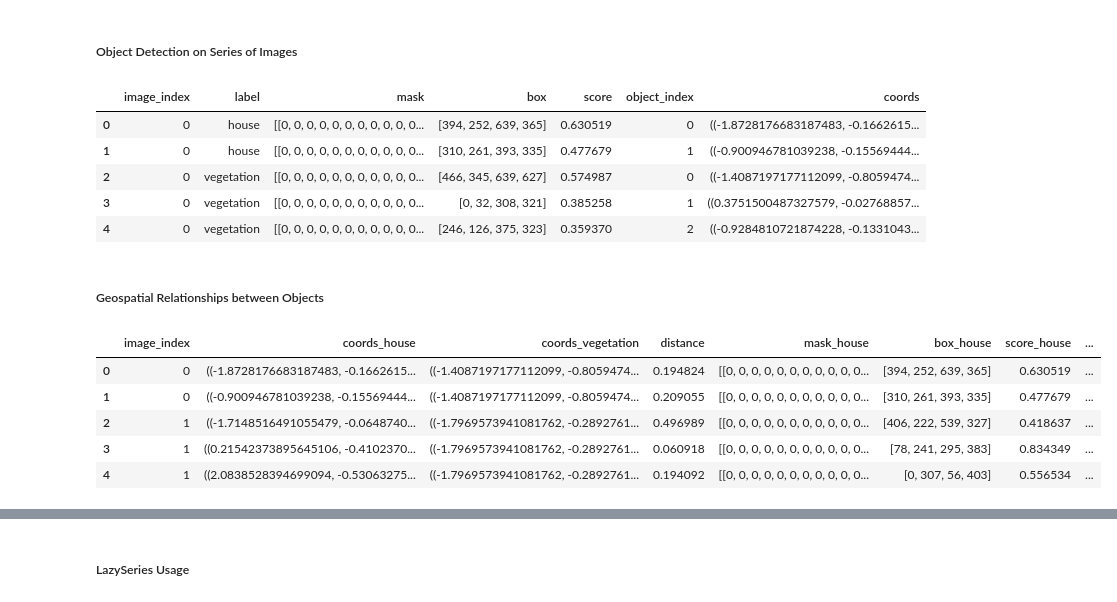
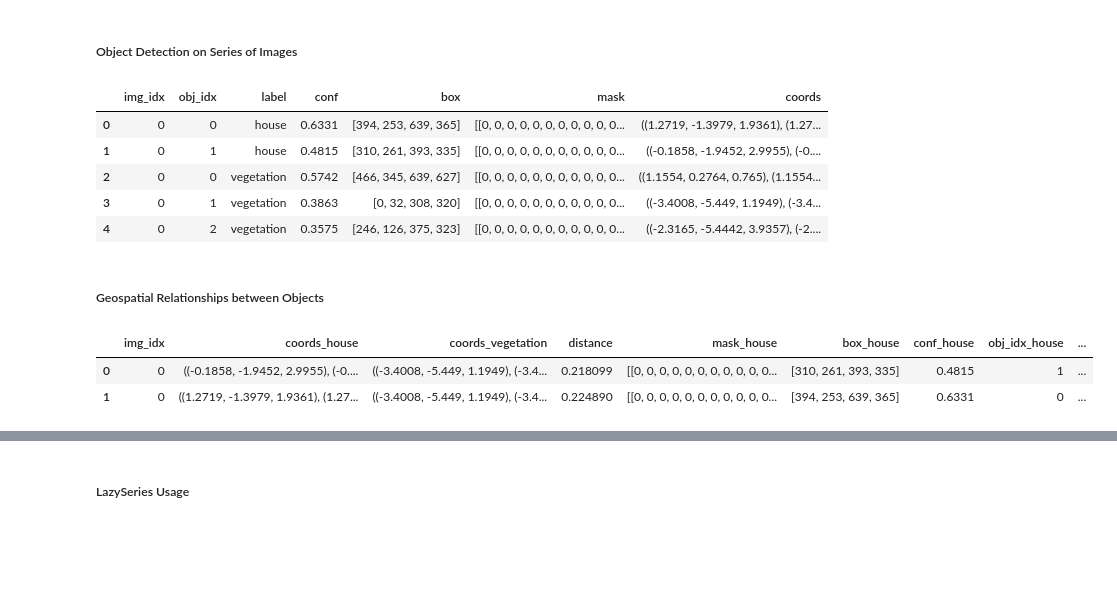
Before and after one commit to qlllllll/fire-risk-object-detection, a Jupyter notebook: src/gsv.ipynb, the cells around one changed output, grey strips where cells are left out. Cells and saved outputs as stored; diff of their text form; code cells hidden in the pictures; blank space fills up the shorter version.

```diff
--- a/src/gsv.ipynb
+++ b/src/gsv.ipynb
@@ -46,7 +21,7 @@ area = 'Hilgard Ave, Berkeley, CA'
 bbox = get_area_bbox(area, api_key=GOOGLE_MAPS_API_KEY)
 
 # Generate sample points along the road network within the bounding box
-sample_points = generate_network_pts(bbox, api_key=GOOGLE_MAPS_API_KEY, samp_dist=0.00015)
+sample_points = generate_network_pts(bbox, api_key=GOOGLE_MAPS_API_KEY, samp_dist=0.0001)
 # %%
 from geo_utils import load_parcels, clip_gdf_to_bbox
 
@@ -55,8 +30,8 @@ bounded_gdf = clip_gdf_to_bbox(parcels, bbox)
 
 fig, ax = plt.subplots(figsize=(10, 10))
 bounded_gdf.plot(ax=ax, edgecolor='blue', facecolor='none', linewidth=1)
-sample_points.set_geometry('meta_pt').plot(ax=ax, markersize=5, label='meta')
-sample_points.set_geometry('points').plot(ax=ax, markersize=5, label='sampled')
+sample_points.set_geometry('points').plot(ax=ax, markersize=3, label='sampled')
+sample_points.set_geometry('meta_pt').plot(ax=ax, markersize=3, label='meta')
 plt.legend()
 plt.title("Sample Points and Parcel Boundaries within Specified Bounding Box")
 plt.show()
@@ -67,50 +42,47 @@ plt.show()
 # %%
 from object_detection_utils import load_images, depth_estimate, convert_depth_to_coords, object_grounded_segmentation, reformat_detections, generate_3d_bounding_boxes
 
-# Load the first 10 images from the coordinates
-images = load_gsv_img_from_coords(sample_points, api_key=GOOGLE_MAPS_API_KEY, save_dir='gsv_images')['image'][:10]
-images.name = 'gsv'
+# Load the first 100 images from the coordinates
+images = load_gsv_img_from_coords(sample_points, api_key=GOOGLE_MAPS_API_KEY, save_dir='gsv_images')[:100]
 
 # Estimate depth maps for the images
-depth_maps = depth_estimate(images)
+depth_maps = depth_estimate(images['image'])
 
 # Project pixels onto a 3D plane
 coords = convert_depth_to_coords(depth_maps)
 
 # Perform object detection
-detections = object_grounded_segmentation(images, ['vegetation', 'house', 'fire hydrant'])
+detections = object_grounded_segmentation(images['image'], ['vegetation', 'house', 'fire hydrant'])
 
 # Reformat detections into a dictionary grouped by label
 re_detections = reformat_detections(detections)
 
 # Estimate 3D bounding boxes for objects
 re_detections['coords'] = generate_3d_bounding_boxes(re_detections, coords)
-re_detections.head(5)
-# %% [output]
-|  | image_index | label | mask | box | score | object_index | coords |
-| 0 | 0 | house | [[0, 0, 0, 0, 0, 0, 0, 0, 0, 0, 0... | [394, 252, 639, 365] | 0.630519 | 0 | ((-1.8728176683187483, -0.1662615... |
-| 1 | 0 | house | [[0, 0, 0, 0, 0, 0, 0, 0, 0, 0, 0... | [310, 261, 393, 335] | 0.477679 | 1 | ((-0.900946781039238, -0.15569444... |
-| 2 | 0 | vegetation | [[0, 0, 0, 0, 0, 0, 0, 0, 0, 0, 0... | [466, 345, 639, 627] | 0.574987 | 0 | ((-1.4087197177112099, -0.8059474... |
-| 3 | 0 | vegetation | [[0, 0, 0, 0, 0, 0, 0, 0, 0, 0, 0... | [0, 32, 308, 321] | 0.385258 | 1 | ((0.3751500487327579, -0.02768857... |
-| 4 | 0 | vegetation | [[0, 0, 0, 0, 0, 0, 0, 0, 0, 0, 0... | [246, 126, 375, 323] | 0.359370 | 2 | ((-0.9284810721874228, -0.1331043... |
+# %%
+re_detections.head(5)
+# %% [output]
+|  | img_idx | obj_idx | label | conf | box | mask | coords |
+| 0 | 0 | 0 | house | 0.6331 | [394, 253, 639, 365] | [[0, 0, 0, 0, 0, 0, 0, 0, 0, 0, 0... | ((1.2719, -1.3979, 1.9361), (1.27... |
+| 1 | 0 | 1 | house | 0.4815 | [310, 261, 393, 335] | [[0, 0, 0, 0, 0, 0, 0, 0, 0, 0, 0... | ((-0.1858, -1.9452, 2.9955), (-0.... |
+| 2 | 0 | 0 | vegetation | 0.5742 | [466, 345, 639, 627] | [[0, 0, 0, 0, 0, 0, 0, 0, 0, 0, 0... | ((1.1554, 0.2764, 0.765), (1.1554... |
+| 3 | 0 | 1 | vegetation | 0.3863 | [0, 32, 308, 320] | [[0, 0, 0, 0, 0, 0, 0, 0, 0, 0, 0... | ((-3.4008, -5.449, 1.1949), (-3.4... |
+| 4 | 0 | 2 | vegetation | 0.3575 | [246, 126, 375, 323] | [[0, 0, 0, 0, 0, 0, 0, 0, 0, 0, 0... | ((-2.3165, -5.4442, 3.9357), (-2.... |
 # %% [markdown]
 ##### Geospatial Relationships between Objects
 # %%
 from object_detection_utils import dist, group_distances
 
 # Calculate distances between vegetation and house coordinates.
-distances = dist(re_detections[['label','image_index', 'coords']], 'vegetation', 'house')
+distances = dist(re_detections[['label', 'img_idx', 'coords']], 'vegetation', 'house')
 
 # Group the distances distances to house by applying a minimum threshold and filter.
 dist_house_to_veg_min = group_distances(distances, re_detections, 'house', 'vegetation', fn=min)
-dist_house_to_veg_min.head(5)
+dist_house_to_veg_min.head(2)
 # %% [output]
-|  | image_index | coords_house | coords_vegetation | distance | mask_house | box_house | score_house | ... |
-| 0 | 0 | ((-1.8728176683187483, -0.1662615... | ((-1.4087197177112099, -0.8059474... | 0.194824 | [[0, 0, 0, 0, 0, 0, 0, 0, 0, 0, 0... | [394, 252, 639, 365] | 0.630519 | ... |
-| 1 | 0 | ((-0.900946781039238, -0.15569444... | ((-1.4087197177112099, -0.8059474... | 0.209055 | [[0, 0, 0, 0, 0, 0, 0, 0, 0, 0, 0... | [310, 261, 393, 335] | 0.477679 | ... |
-| 2 | 1 | ((-1.7148516491055479, -0.0648740... | ((-1.7969573941081762, -0.2892761... | 0.496989 | [[0, 0, 0, 0, 0, 0, 0, 0, 0, 0, 0... | [406, 222, 539, 327] | 0.418637 | ... |
-| 3 | 1 | ((0.21542373895645106, -0.4102370... | ((-1.7969573941081762, -0.2892761... | 0.060918 | [[0, 0, 0, 0, 0, 0, 0, 0, 0, 0, 0... | [78, 241, 295, 383] | 0.834349 | ... |
-| 4 | 1 | ((2.0838528394699094, -0.53063275... | ((-1.7969573941081762, -0.2892761... | 0.194092 | [[0, 0, 0, 0, 0, 0, 0, 0, 0, 0, 0... | [0, 307, 56, 403] | 0.556534 | ... |
+|  | img_idx | coords_house | coords_vegetation | distance | mask_house | box_house | conf_house | obj_idx_house | ... |
+| 0 | 0 | ((-0.1858, -1.9452, 2.9955), (-0.... | ((-3.4008, -5.449, 1.1949), (-3.4... | 0.218099 | [[0, 0, 0, 0, 0, 0, 0, 0, 0, 0, 0... | [310, 261, 393, 335] | 0.4815 | 1 | ... |
+| 1 | 0 | ((1.2719, -1.3979, 1.9361), (1.27... | ((-3.4008, -5.449, 1.1949), (-3.4... | 0.224890 | [[0, 0, 0, 0, 0, 0, 0, 0, 0, 0, 0... | [394, 253, 639, 365] | 0.6331 | 0 | ... |
 # %%
 from plot_utils import *
 
```
Also changed, not shown: parts of 11 cells of this notebook, 2 other files.
